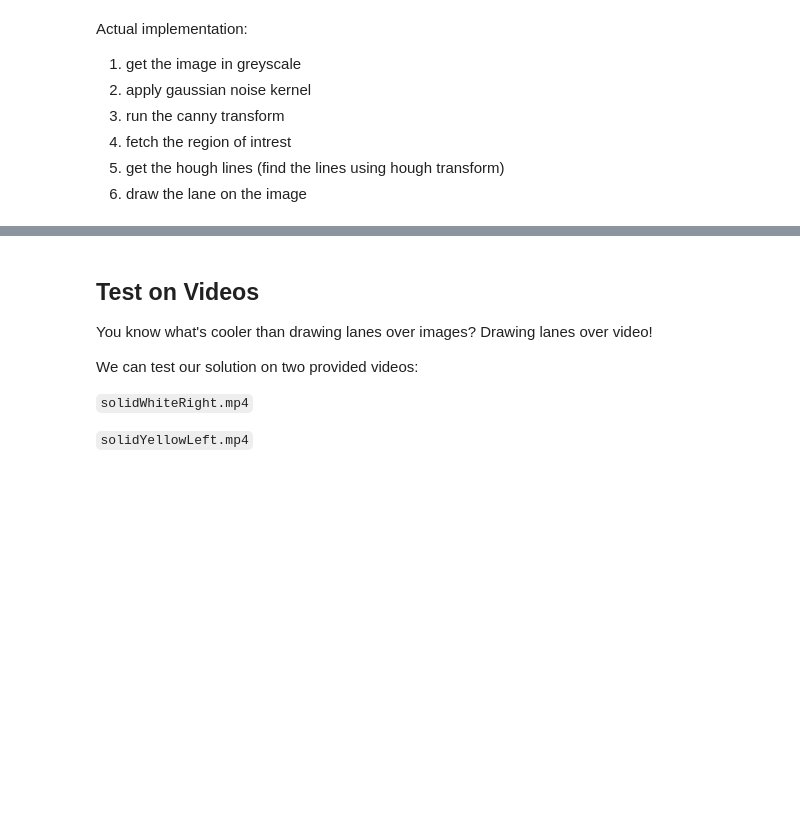
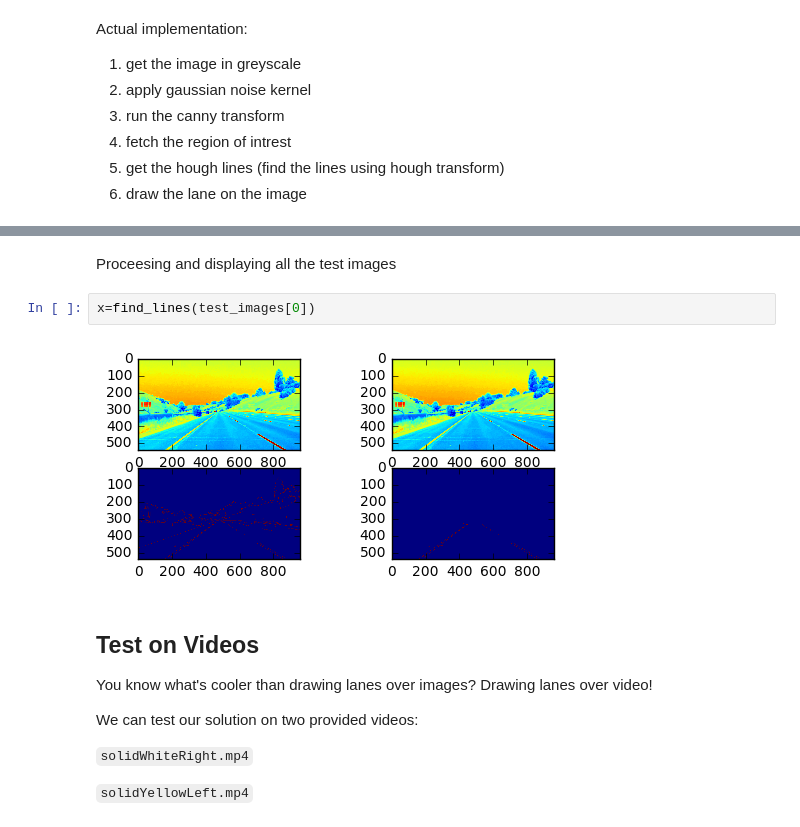
Before and after one commit to sumanth-nirmal/LaneLinesDetector, a Jupyter notebook: P1.ipynb, the cells around one changed output, grey strips where cells are left out. Cells and saved outputs as stored; diff of their text form; blank space fills up the shorter version.

```diff
--- a/P1.ipynb
+++ b/P1.ipynb
@@ -208,3 +238,9 @@ for i in os.listdir("test_images/"):
+# %% [markdown]
+Proceesing and displaying all the test images
+# %%
+x=find_lines(test_images[0])
+# %% [output]
+[figure, added]
 # %% [markdown]
 ## Test on Videos
 
```
Also changed, not shown: parts of 4 cells of this notebook, 6 other files.
